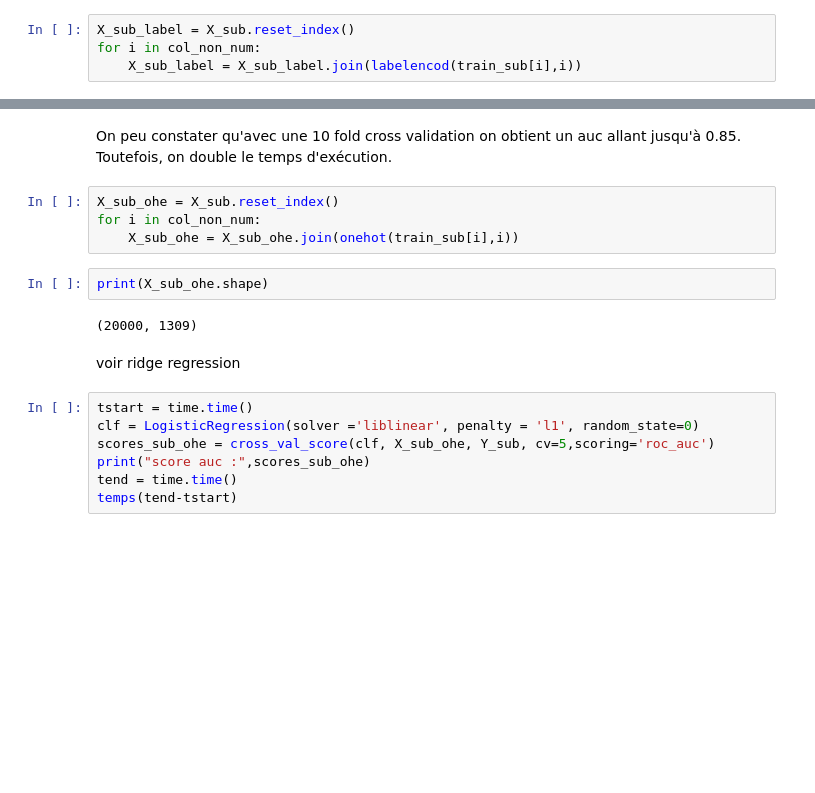
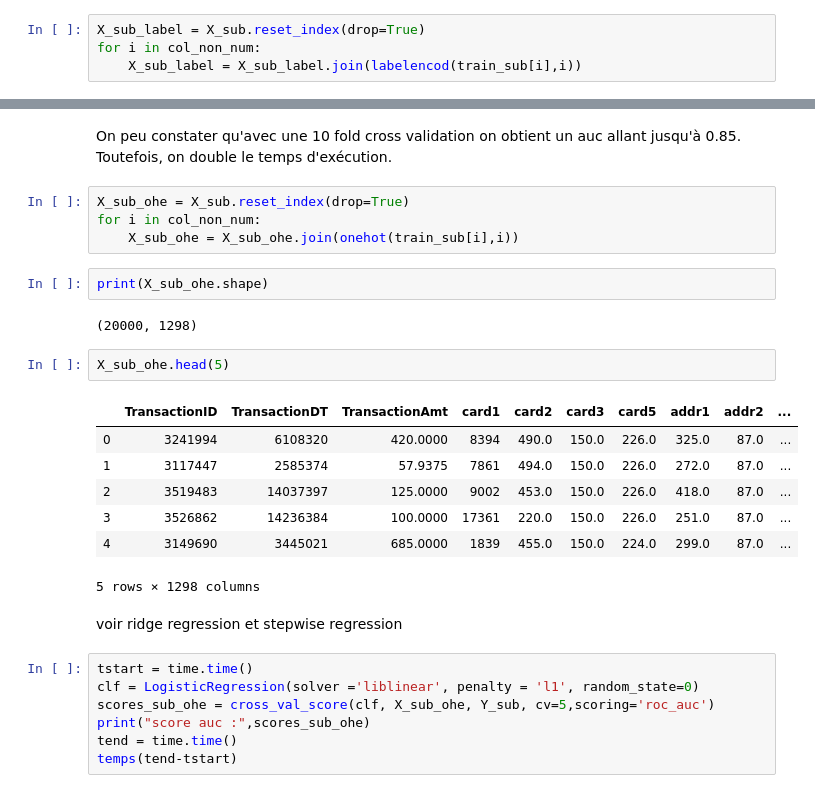
Before and after one commit to DataCampM2DSSAF/suivi-du-data-camp-ghoul_boubekeur_davidas, a Jupyter notebook: projet_data_camp_fraud_anthony.ipynb, the cells around one changed output, grey strips where cells are left out. Drawn from its saved outputs; the diff is of its cells as text; blank space fills up the shorter version.

```diff
--- a/projet_data_camp_fraud_anthony.ipynb
+++ b/projet_data_camp_fraud_anthony.ipynb
@@ -621,7 +620,7 @@ temps : 00:12:20
 # %%
 col_non_num = X_non_num.columns
 # %%
-X_sub_label = X_sub.reset_index()
+X_sub_label = X_sub.reset_index(drop=True)
 for i in col_non_num:
     X_sub_label = X_sub_label.join(labelencod(train_sub[i],i))
 # %%
@@ -664,15 +663,25 @@ temps : 00:20:59
 # %% [markdown]
 On peu constater qu'avec une 10 fold cross validation on obtient un auc allant jusqu'à 0.85. Toutefois, on double le temps d'exécution.
 # %%
-X_sub_ohe = X_sub.reset_index()
+X_sub_ohe = X_sub.reset_index(drop=True)
 for i in col_non_num:
     X_sub_ohe = X_sub_ohe.join(onehot(train_sub[i],i))
 # %%
 print(X_sub_ohe.shape)
 # %% [output]
-(20000, 1309)
+(20000, 1298)
+# %%
+X_sub_ohe.head(5)
+# %% [output]
+|  | TransactionID | TransactionDT | TransactionAmt | card1 | card2 | card3 | card5 | addr1 | addr2 | ... |
+| 0 | 3241994 | 6108320 | 420.0000 | 8394 | 490.0 | 150.0 | 226.0 | 325.0 | 87.0 | ... |
+| 1 | 3117447 | 2585374 | 57.9375 | 7861 | 494.0 | 150.0 | 226.0 | 272.0 | 87.0 | ... |
+| 2 | 3519483 | 14037397 | 125.0000 | 9002 | 453.0 | 150.0 | 226.0 | 418.0 | 87.0 | ... |
+| 3 | 3526862 | 14236384 | 100.0000 | 17361 | 220.0 | 150.0 | 226.0 | 251.0 | 87.0 | ... |
+| 4 | 3149690 | 3445021 | 685.0000 | 1839 | 455.0 | 150.0 | 224.0 | 299.0 | 87.0 | ... |
+5 rows × 1298 columns
 # %% [markdown]
-voir ridge regression
+voir ridge regression et stepwise regression
 # %%
 tstart = time.time()
 clf = LogisticRegression(solver ='liblinear', penalty = 'l1', random_state=0)
```
Also changed, not shown: parts of 34 cells of this notebook.
